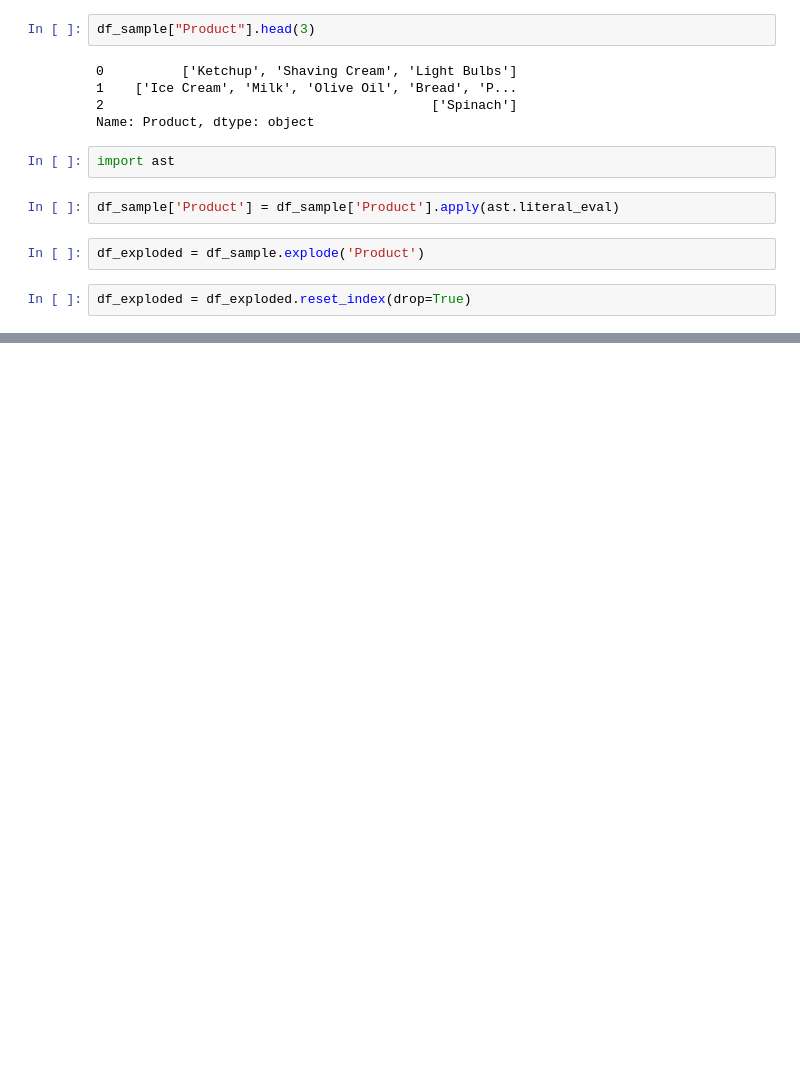
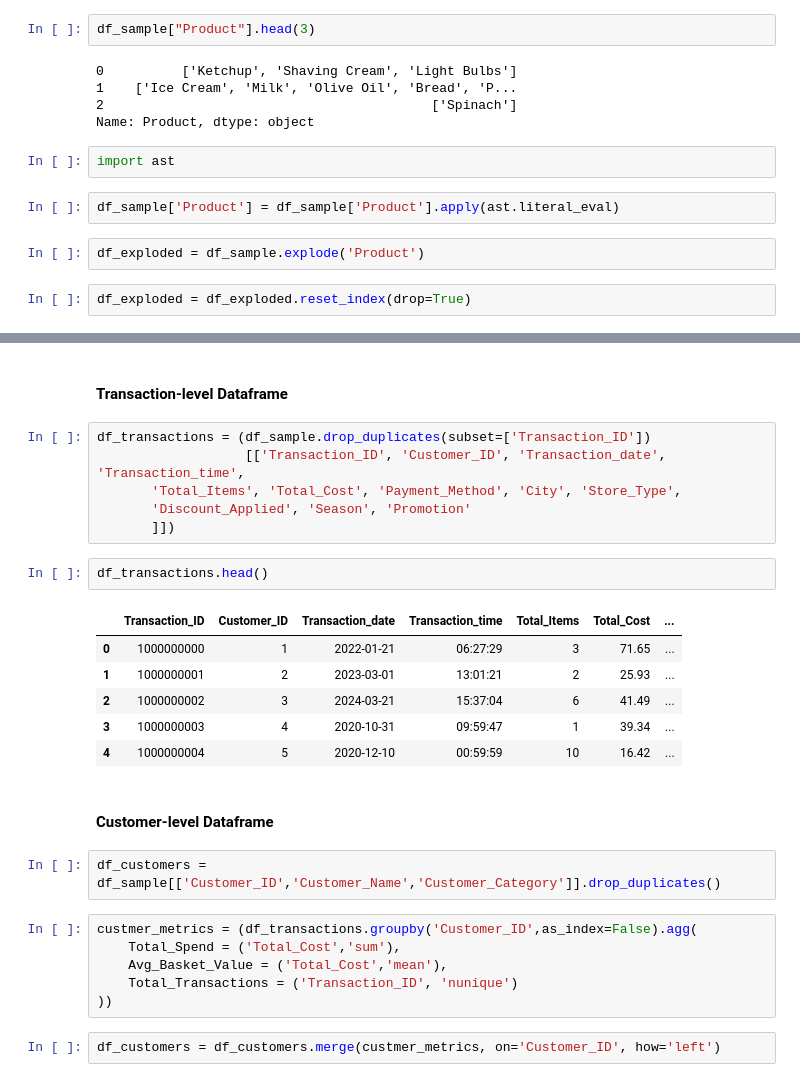
Before and after one commit to dimplerana415/Retail_Customer_Segmentation_and_Sales_Analysis, a Jupyter notebook: notebooks/01_Data_cleaning.ipynb, the cells around one changed output, grey strips where cells are left out. Drawn from its saved outputs; the diff is of its cells as text; blank space fills up the shorter version.

```diff
--- a/notebooks/01_Data_cleaning.ipynb
+++ b/notebooks/01_Data_cleaning.ipynb
@@ -218,0 +222,29 @@ df_exploded.head(10)
+# %% [markdown]
+#### Transaction-level Dataframe
+# %%
+df_transactions = (df_sample.drop_duplicates(subset=['Transaction_ID'])
+                   [['Transaction_ID', 'Customer_ID', 'Transaction_date', 'Transaction_time',
+       'Total_Items', 'Total_Cost', 'Payment_Method', 'City', 'Store_Type',
+       'Discount_Applied', 'Season', 'Promotion'
+       ]])
+# %%
+df_transactions.head()
+# %% [output]
+|  | Transaction_ID | Customer_ID | Transaction_date | Transaction_time | Total_Items | Total_Cost | ... |
+| 0 | 1000000000 | 1 | 2022-01-21 | 06:27:29 | 3 | 71.65 | ... |
+| 1 | 1000000001 | 2 | 2023-03-01 | 13:01:21 | 2 | 25.93 | ... |
+| 2 | 1000000002 | 3 | 2024-03-21 | 15:37:04 | 6 | 41.49 | ... |
+| 3 | 1000000003 | 4 | 2020-10-31 | 09:59:47 | 1 | 39.34 | ... |
+| 4 | 1000000004 | 5 | 2020-12-10 | 00:59:59 | 10 | 16.42 | ... |
+# %% [markdown]
+#### Customer-level Dataframe
+# %%
+df_customers = df_sample[['Customer_ID','Customer_Name','Customer_Category']].drop_duplicates()
+# %%
+custmer_metrics = (df_transactions.groupby('Customer_ID',as_index=False).agg(
+    Total_Spend = ('Total_Cost','sum'),
+    Avg_Basket_Value = ('Total_Cost','mean'),
+    Total_Transactions = ('Transaction_ID', 'nunique')
+))
+# %%
+df_customers = df_customers.merge(custmer_metrics, on='Customer_ID', how='left')
```
Also changed, not shown: parts of 9 cells of this notebook.
